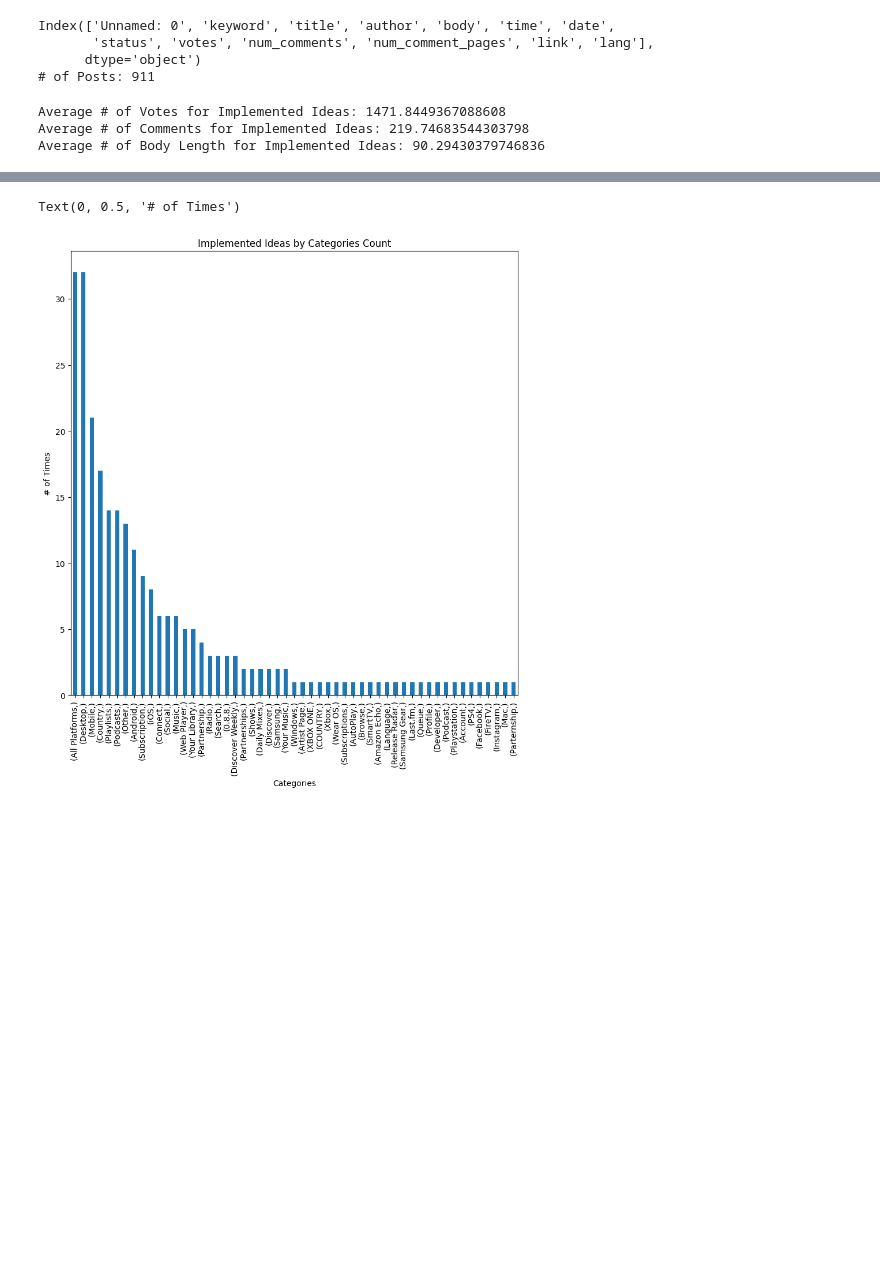
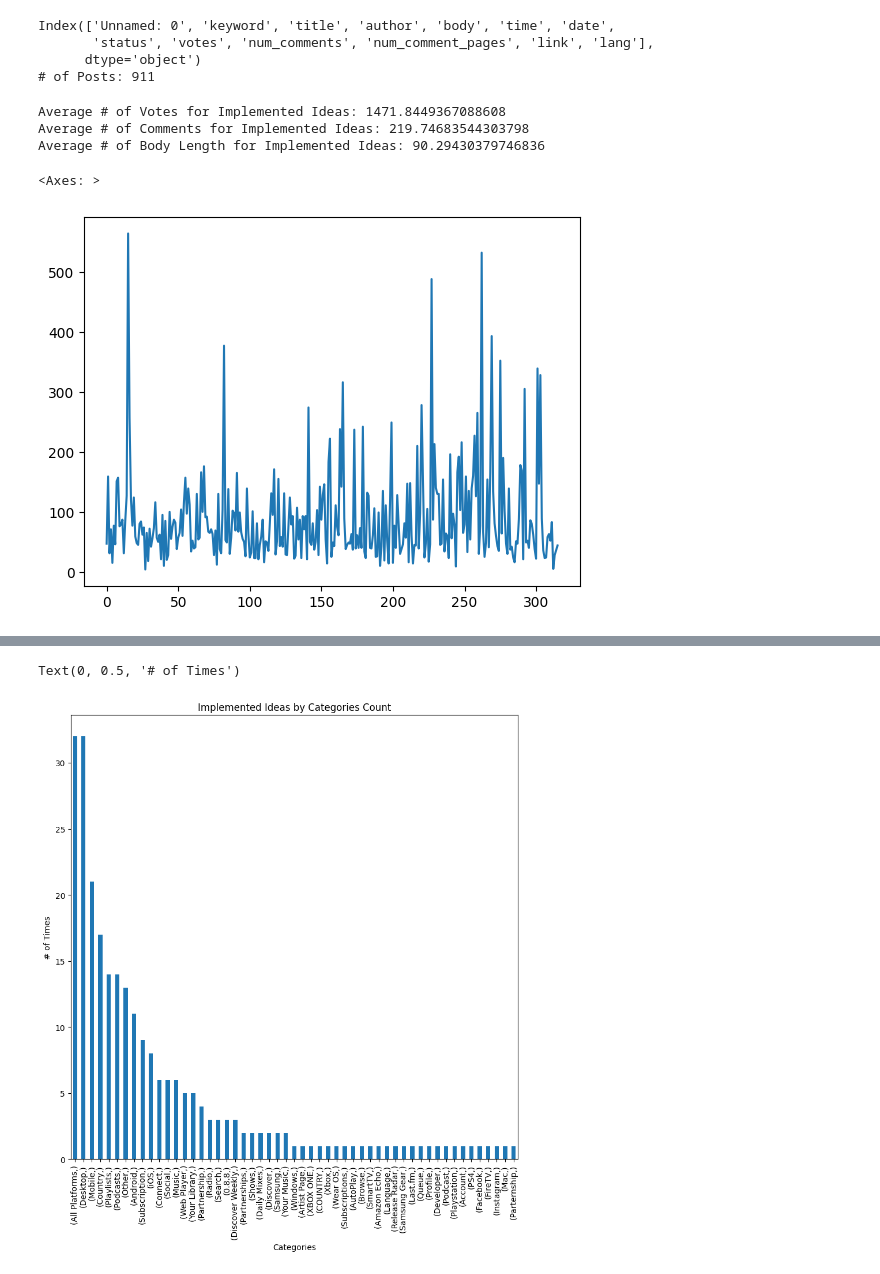
Before and after one commit to RyanMarten/spotify-user-innovation, a Jupyter notebook: data_vis_stats.ipynb, the cells around one changed output, grey strips where cells are left out. Drawn from its saved outputs; the diff is of its cells as text; code cells hidden in the pictures; blank space fills up the shorter version.

```diff
--- a/data_vis_stats.ipynb
+++ b/data_vis_stats.ipynb
@@ -35,3 +35,9 @@ print(f'Average # of Body Length for Implemented Ideas: {avg_length}')
 Average # of Votes for Implemented Ideas: 1471.8449367088608
 Average # of Comments for Implemented Ideas: 219.74683544303798
 Average # of Body Length for Implemented Ideas: 90.29430379746836
+# %%
+body_length = impl_posts.body.apply(lambda x: len(x.split())).plot()
+body_length
+# %% [output]
+<Axes: >
+[figure, added]
```
Also changed, not shown: parts of 11 cells of this notebook.
